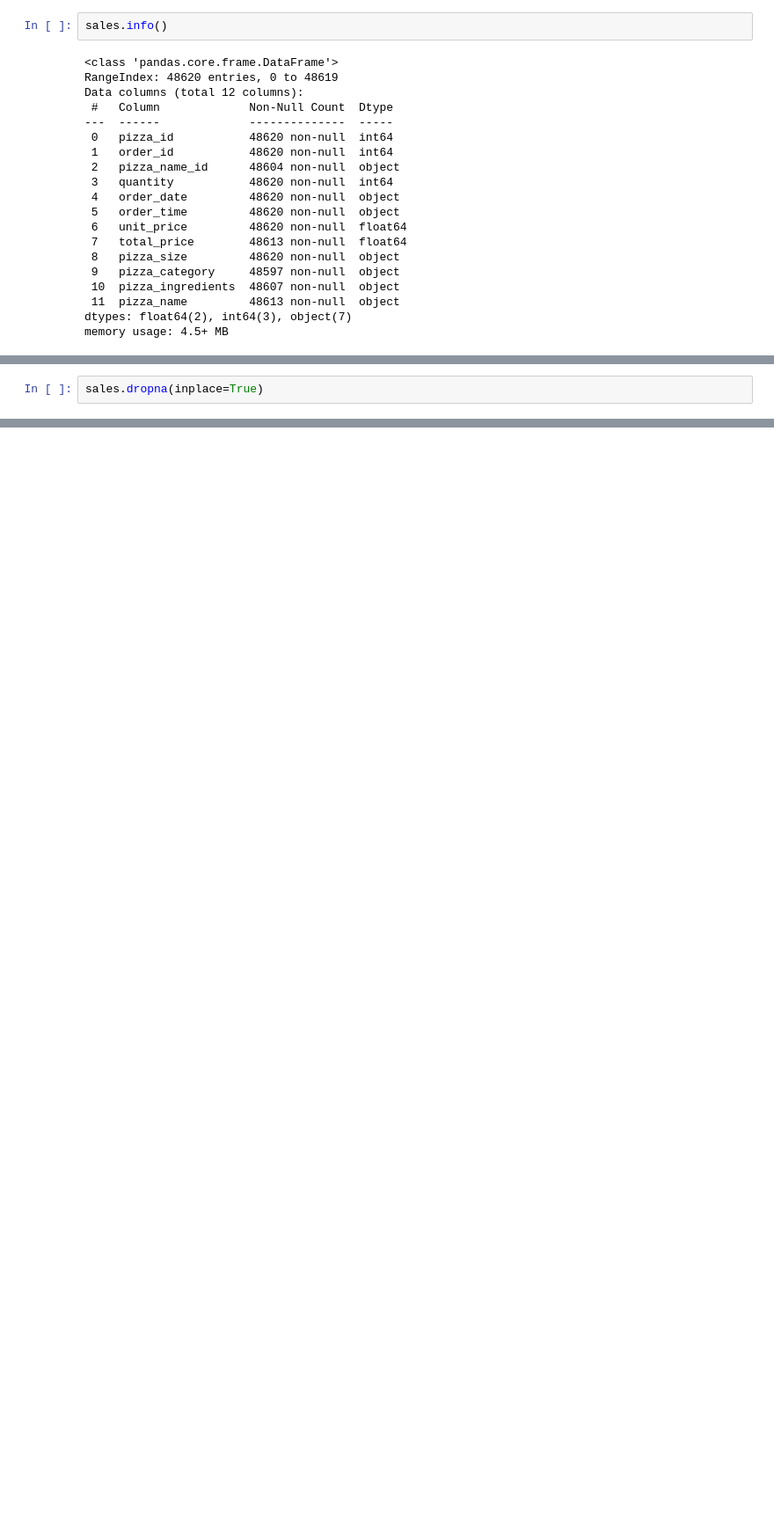
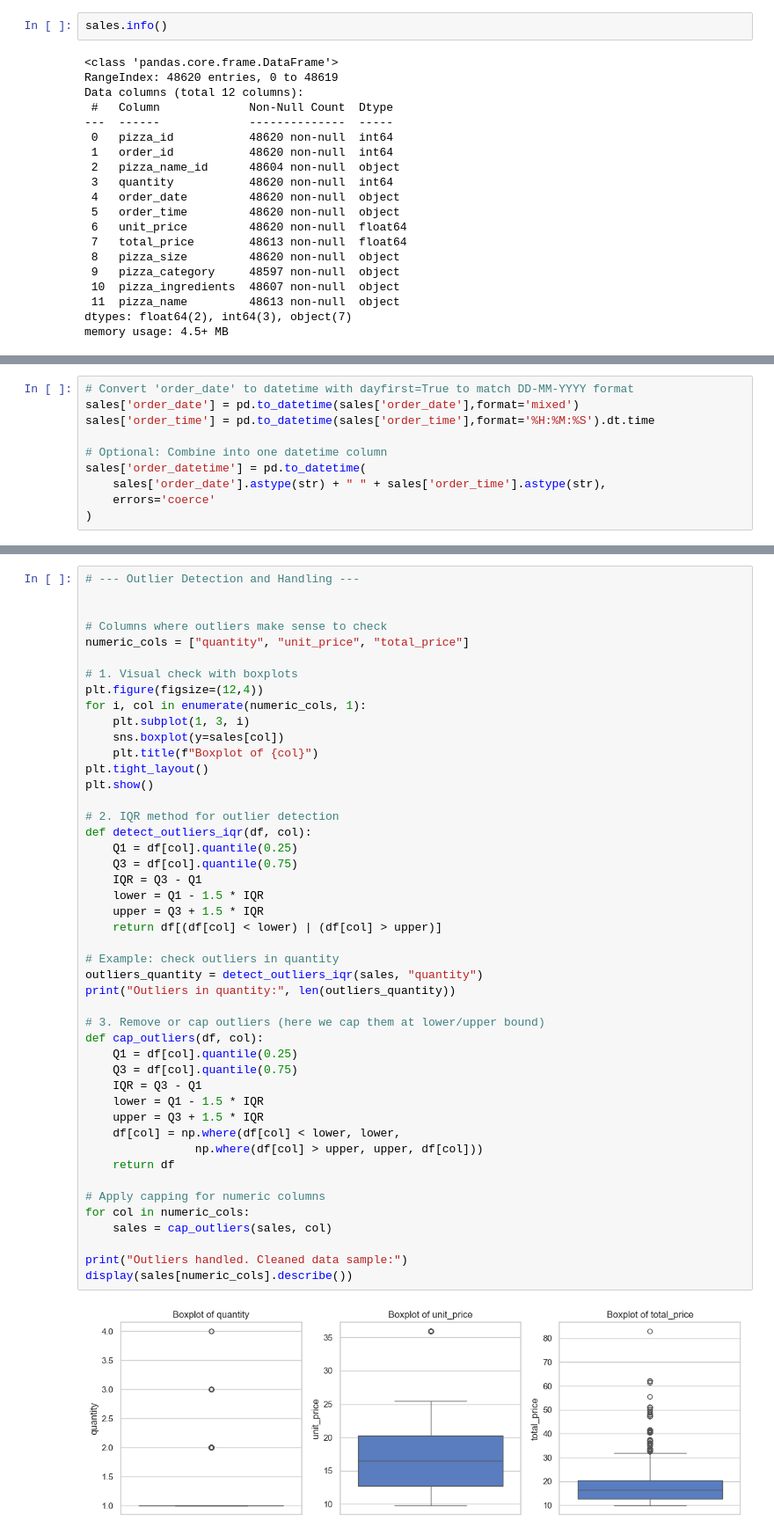
Before and after one commit to MugilCodes/Dominos---Predictive-Purchase-Order-System, a Jupyter notebook: Purchase_order_system.ipynb, the cells around one changed output, grey strips where cells are left out. Shown at 88% size. Drawn from its saved outputs; the diff is of its cells as text; blank space fills up the shorter version.

Commit message:
Updated Purchase_order_system notebook

```diff
--- a/Purchase_order_system.ipynb
+++ b/Purchase_order_system.ipynb
@@ -112,2 +97,0 @@ sales.head()
-# %%
-sales.dropna(inplace=True)
@@ -250,0 +193,10 @@ plt.show()
+# %%
+# Convert 'order_date' to datetime with dayfirst=True to match DD-MM-YYYY format
+sales['order_date'] = pd.to_datetime(sales['order_date'],format='mixed')
+sales['order_time'] = pd.to_datetime(sales['order_time'],format='%H:%M:%S').dt.time
+
+# Optional: Combine into one datetime column
+sales['order_datetime'] = pd.to_datetime(
+    sales['order_date'].astype(str) + " " + sales['order_time'].astype(str),
+    errors='coerce'
+)
@@ -250,0 +387,48 @@ plt.show()
+# %%
+# --- Outlier Detection and Handling ---
+
+
+# Columns where outliers make sense to check
+numeric_cols = ["quantity", "unit_price", "total_price"]
+
+# 1. Visual check with boxplots
+plt.figure(figsize=(12,4))
+for i, col in enumerate(numeric_cols, 1):
+    plt.subplot(1, 3, i)
+    sns.boxplot(y=sales[col])
+    plt.title(f"Boxplot of {col}")
+plt.tight_layout()
+plt.show()
+
+# 2. IQR method for outlier detection
+def detect_outliers_iqr(df, col):
+    Q1 = df[col].quantile(0.25)
+    Q3 = df[col].quantile(0.75)
+    IQR = Q3 - Q1
+    lower = Q1 - 1.5 * IQR
+    upper = Q3 + 1.5 * IQR
+    return df[(df[col] < lower) | (df[col] > upper)]
+
+# Example: check outliers in quantity
+outliers_quantity = detect_outliers_iqr(sales, "quantity")
+print("Outliers in quantity:", len(outliers_quantity))
+
+# 3. Remove or cap outliers (here we cap them at lower/upper bound)
+def cap_outliers(df, col):
+    Q1 = df[col].quantile(0.25)
+    Q3 = df[col].quantile(0.75)
+    IQR = Q3 - Q1
+    lower = Q1 - 1.5 * IQR
+    upper = Q3 + 1.5 * IQR
+    df[col] = np.where(df[col] < lower, lower,
+                np.where(df[col] > upper, upper, df[col]))
+    return df
+
+# Apply capping for numeric columns
+for col in numeric_cols:
+    sales = cap_outliers(sales, col)
+
+print("Outliers handled. Cleaned data sample:")
+display(sales[numeric_cols].describe())
+# %% [output]
+[figure, added]
```
Also changed, not shown: parts of 57 cells of this notebook.
